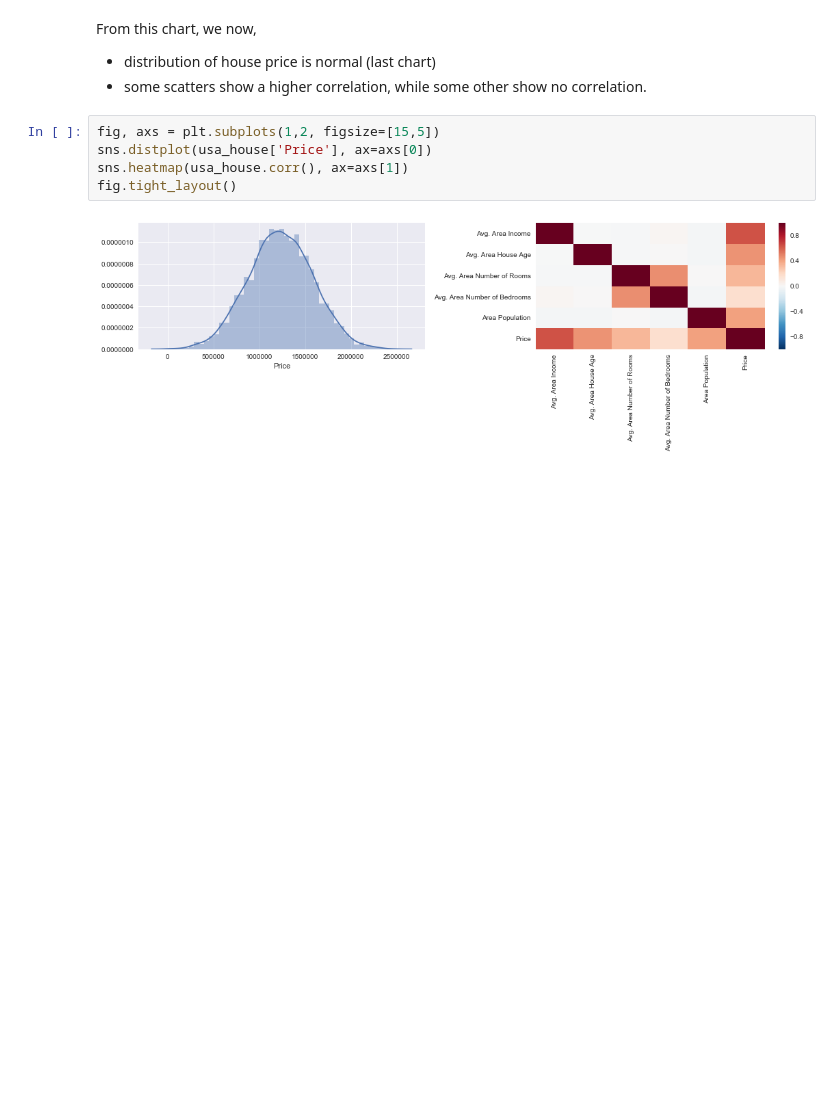
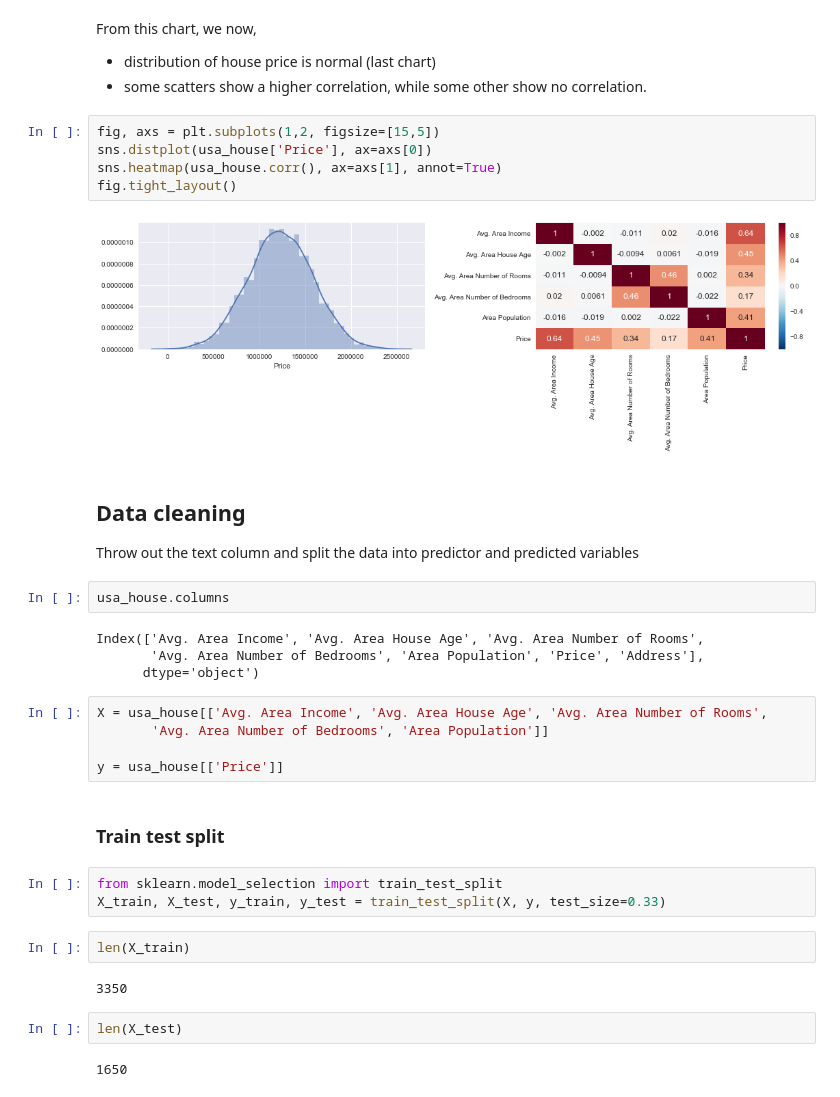
Before and after one commit to AtmaMani/pyChakras, a Jupyter notebook: ml/sklearn_linear_regression.ipynb, the cells around one changed output. Drawn from its saved outputs; the diff is of its cells as text; blank space fills up the shorter version.

```diff
--- a/ml/sklearn_linear_regression.ipynb
+++ b/ml/sklearn_linear_regression.ipynb
@@ -45,7 +72,34 @@ From this chart, we now,
 # %%
 fig, axs = plt.subplots(1,2, figsize=[15,5])
 sns.distplot(usa_house['Price'], ax=axs[0])
-sns.heatmap(usa_house.corr(), ax=axs[1])
+sns.heatmap(usa_house.corr(), ax=axs[1], annot=True)
 fig.tight_layout()
 # %% [output]
-[figure, old version]
+[figure, new version]
+# %% [markdown]
+## Data cleaning
+Throw out the text column and split the data into predictor and predicted variables
+# %%
+usa_house.columns
+# %% [output]
+Index(['Avg. Area Income', 'Avg. Area House Age', 'Avg. Area Number of Rooms',
+       'Avg. Area Number of Bedrooms', 'Area Population', 'Price', 'Address'],
+      dtype='object')
+# %%
+X = usa_house[['Avg. Area Income', 'Avg. Area House Age', 'Avg. Area Number of Rooms',
+       'Avg. Area Number of Bedrooms', 'Area Population']]
+
+y = usa_house[['Price']]
+# %% [markdown]
+### Train test split
+# %%
+from sklearn.model_selection import train_test_split
+X_train, X_test, y_train, y_test = train_test_split(X, y, test_size=0.33)
+# %%
+len(X_train)
+# %% [output]
+3350
+# %%
+len(X_test)
+# %% [output]
+1650
```
Also changed, not shown: parts of 23 cells of this notebook.
